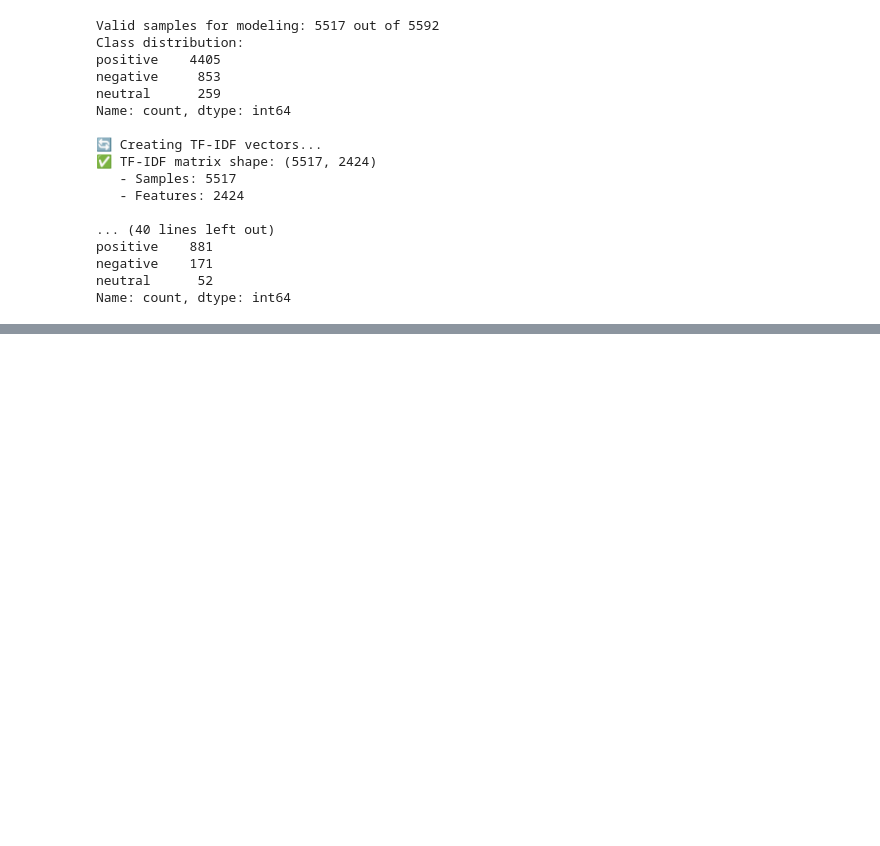
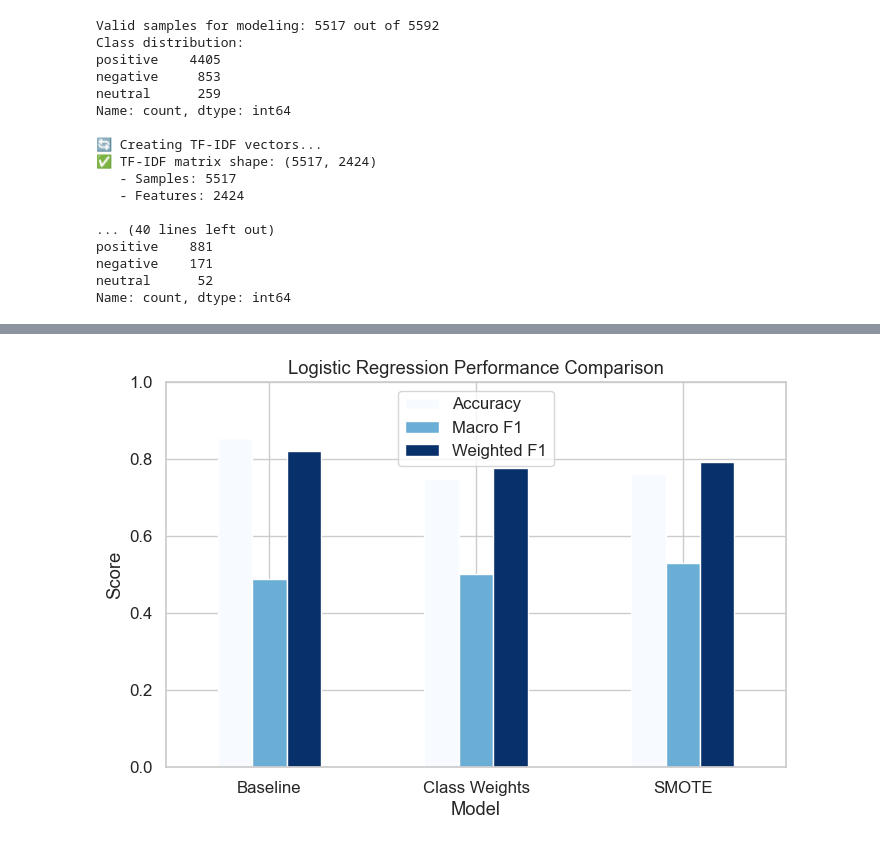
Before and after one commit to jedidahkathure/Customer-Sentiments-Analysis, a Jupyter notebook: safaricom_airtel_analysis.ipynb, the cells around one changed output, grey strips where cells are left out. Saved outputs shown, nothing was run; the diff lists cells and outputs as text; code cells hidden in the pictures; blank space fills up the shorter version.

```diff
--- a/safaricom_airtel_analysis.ipynb
+++ b/safaricom_airtel_analysis.ipynb
@@ -1605,0 +1756,96 @@ Name: count, dtype: int64
+# %%
+# ============================================================
+# STEP 10D - Logistic Regression Comparison: Baseline vs Class Weights vs SMOTE
+# ============================================================
+# What this does:
+# - Compares three Logistic Regression models:
+#   1. Baseline
+#   2. With class weights
+#   3. With SMOTE oversampling
+# - Evaluates each on accuracy, macro F1, weighted F1
+# - Displays results in a summary table and bar chart
+
+
+from sklearn.metrics import classification_report, accuracy_score, f1_score, ConfusionMatrixDisplay
+from imblearn.over_sampling import SMOTE
+import matplotlib.pyplot as plt
+import pandas as pd
+
+# ------------------------------------------------------------
+# 1. Train/Test Split
+# ------------------------------------------------------------
+X_train, X_test, y_train, y_test = train_test_split(
+    X_tfidf, labels,
+    test_size=0.2,
+    random_state=42,
+    stratify=labels
+)
+
+# ------------------------------------------------------------
+# 2. Logistic Regression - Baseline
+# ------------------------------------------------------------
+lr_base = LogisticRegression(max_iter=1000, random_state=42)
+lr_base.fit(X_train, y_train)
+y_pred_base = lr_base.predict(X_test)
+
+print("\n✅ Logistic Regression (Baseline) Results:")
+print(classification_report(y_test, y_pred_base, zero_division=0))
+
+# ------------------------------------------------------------
+# 3. Logistic Regression - Class Weights
+# ------------------------------------------------------------
+lr_weighted = LogisticRegression(max_iter=1000, random_state=42, class_weight="balanced")
+lr_weighted.fit(X_train, y_train)
+y_pred_weighted = lr_weighted.predict(X_test)
+
+print("\n✅ Logistic Regression (Class Weights) Results:")
+print(classification_report(y_test, y_pred_weighted, zero_division=0))
+
+# ------------------------------------------------------------
+# 4. Logistic Regression - SMOTE
+# ------------------------------------------------------------
+smote = SMOTE(random_state=42)
+X_train_sm, y_train_sm = smote.fit_resample(X_train, y_train)
+
+lr_smote = LogisticRegression(max_iter=1000, random_state=42)
+lr_smote.fit(X_train_sm, y_train_sm)
+y_pred_sm = lr_smote.predict(X_test)
+
+print("\n✅ Logistic Regression (SMOTE) Results:")
+print(classification_report(y_test, y_pred_sm, zero_division=0))
+
+# ------------------------------------------------------------
+# 5. Summary Comparison Table
+# ------------------------------------------------------------
+results = pd.DataFrame({
+    "Model": ["Baseline", "Class Weights", "SMOTE"],
+    "Accuracy": [
+        accuracy_score(y_test, y_pred_base),
+        accuracy_score(y_test, y_pred_weighted),
+        accuracy_score(y_test, y_pred_sm)
+    ],
+    "Macro F1": [
+        f1_score(y_test, y_pred_base, average="macro"),
+        f1_score(y_test, y_pred_weighted, average="macro"),
+        f1_score(y_test, y_pred_sm, average="macro")
+    ],
+    "Weighted F1": [
+        f1_score(y_test, y_pred_base, average="weighted"),
+        f1_score(y_test, y_pred_weighted, average="weighted"),
+        f1_score(y_test, y_pred_sm, average="weighted")
+    ]
+})
+
+print("\n📊 Model Performance Comparison:")
+print(results)
+
+# ------------------------------------------------------------
+# 6. Visualization (Bar Chart)
+# ------------------------------------------------------------
+results.set_index("Model")[["Accuracy", "Macro F1", "Weighted F1"]].plot(
+    kind="bar", figsize=(8,5), rot=0, ylim=(0,1), colormap="Blues"
+)
+plt.title("Logistic Regression Performance Comparison")
+plt.ylabel("Score")
+plt.show()
+# %% [output]
@@ -1605,0 +1869 @@ Name: count, dtype: int64
+[figure, added]
```
Also changed, not shown: parts of 21 cells of this notebook, 10 other files.
